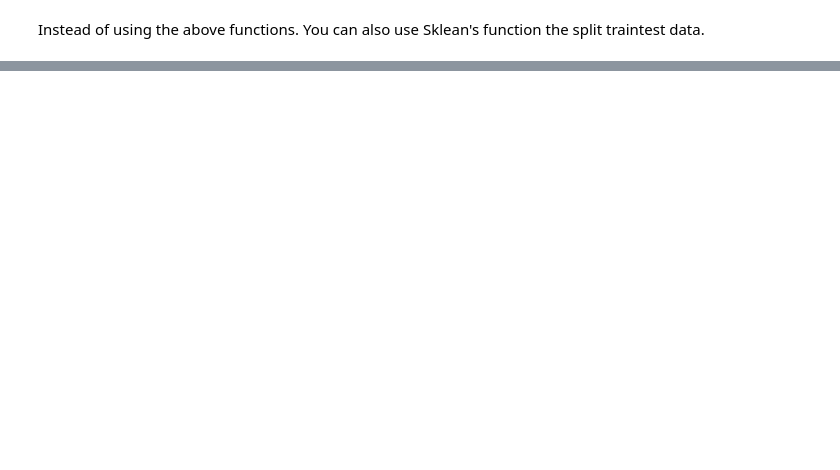
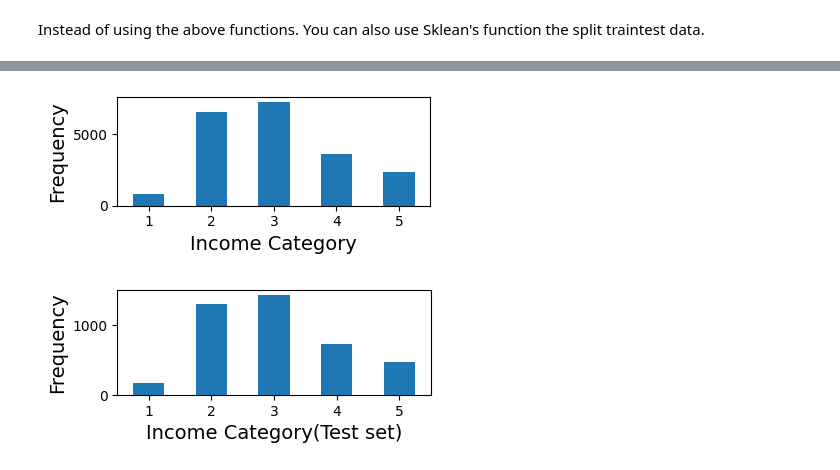
Before and after one commit to Arjunar92/Hands-On-ML-with-SckitLearn-Keras-TensorFlow, a Jupyter notebook: 02_California_Housing_Price_Prediction_ML_Project.ipynb, the cells around one changed output, grey strips where cells are left out. Cells and saved outputs as stored; diff of their text form; code cells hidden in the pictures; blank space fills up the shorter version.

```diff
--- a/02_California_Housing_Price_Prediction_ML_Project.ipynb
+++ b/02_California_Housing_Price_Prediction_ML_Project.ipynb
@@ -169,0 +246,3 @@ train_set, test_set = new_var
+# %%
+strat_train_set, strat_test_set = train_test_split(housing, test_size=0.2, stratify=housing["income_cat"], random_state=42)
+strat_test_set.head
@@ -169,0 +255,15 @@ train_set, test_set = new_var
+# %%
+housing["income_cat"].value_counts().sort_index().plot.bar(rot=0, figsize=(4,2))
+save_fig("income_cat_bar_plot")
+plt.xlabel("Income Category")
+plt.ylabel("Frequency")
+plt.show()
+
+strat_test_set["income_cat"].value_counts().sort_index().plot.bar(rot=0, figsize=(4,2))
+save_fig("income_cat_bar_plot_test_set")
+plt.xlabel("Income Category(Test set)")
+plt.ylabel("Frequency")
+plt.show()
+# %% [output]
+[figure, added]
+[figure, added]
```
Also changed, not shown: parts of 14 cells of this notebook.
